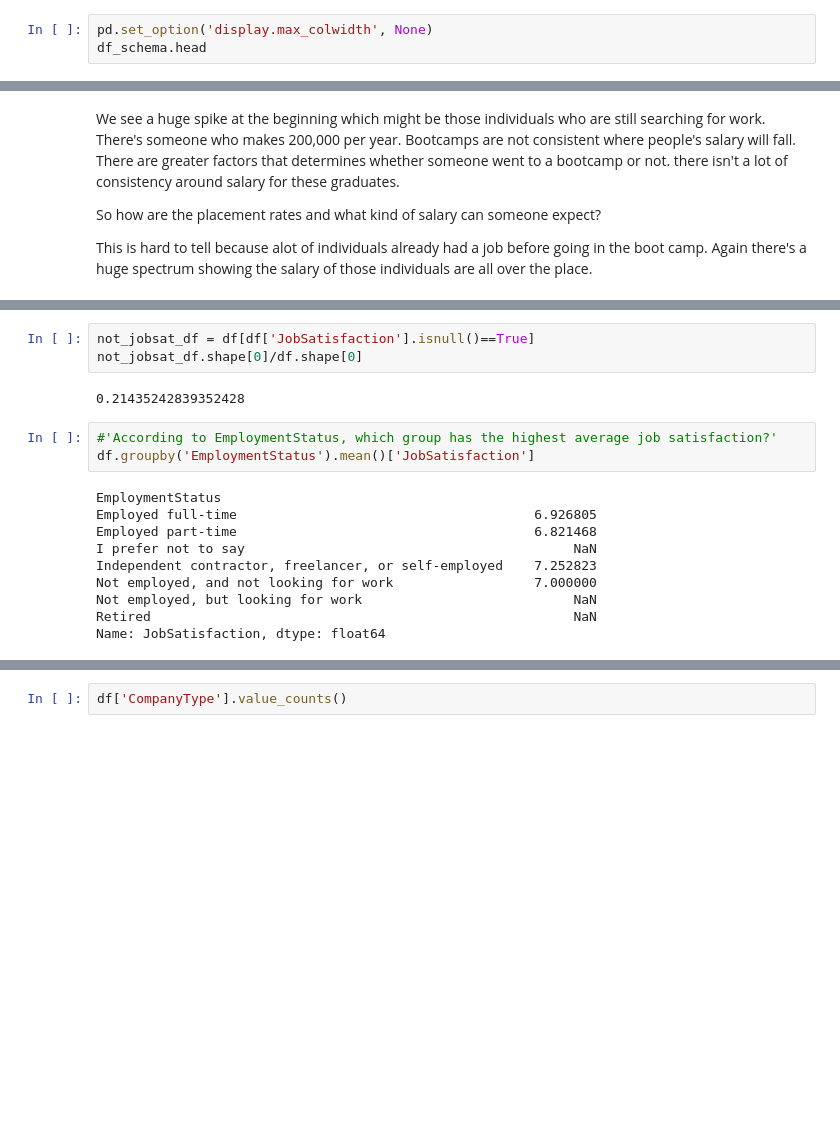
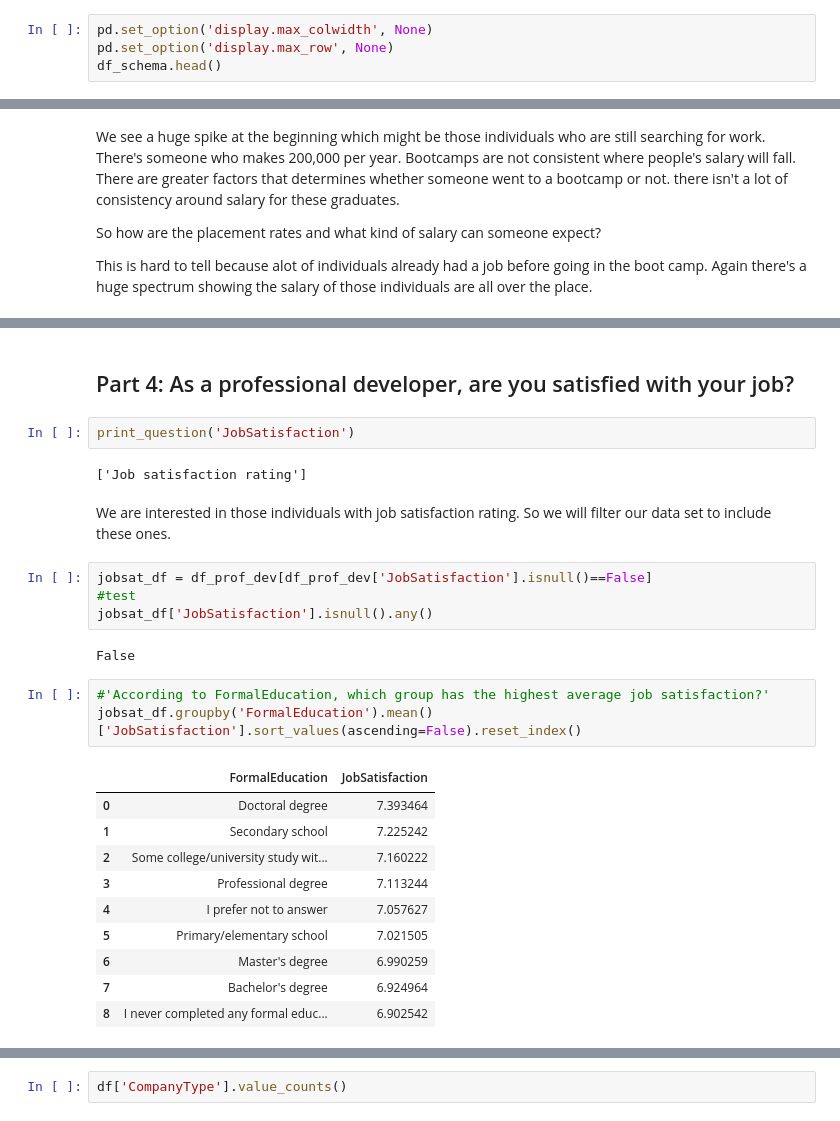
Before and after one commit to Marvykalu/DataScience_Projects, a Jupyter notebook: stackoverflow_developer_survey_2017/Exploratory_Data_Analysis_File.ipynb, the cells around one changed output, grey strips where cells are left out. Cells and saved outputs as stored; diff of their text form; blank space fills up the shorter version.

```diff
--- a/stackoverflow_developer_survey_2017/Exploratory_Data_Analysis_File.ipynb
+++ b/stackoverflow_developer_survey_2017/Exploratory_Data_Analysis_File.ipynb
@@ -43,7 +43,8 @@ df.head()
 5 rows × 154 columns
 # %%
 pd.set_option('display.max_colwidth', None)
-df_schema.head
+pd.set_option('display.max_row', None)
+df_schema.head()
 # %% [output]
 |  | Column | Question |
 | 0 | Respondent | Respondent ID number |
@@ -680,18 +600,28 @@ jobsat_df.shape[0]/df.shape[0]
-# %%
-not_jobsat_df = df[df['JobSatisfaction'].isnull()==True]
-not_jobsat_df.shape[0]/df.shape[0]
-# %% [output]
-0.21435242839352428
+# %% [markdown]
+## Part 4: As a professional developer, are you satisfied with your job?
+# %%
+print_question('JobSatisfaction')
+# %% [output]
+['Job satisfaction rating']
+# %% [markdown]
+We are interested in those individuals with job satisfaction rating. So we will filter our data set to include these ones.
+# %%
+jobsat_df = df_prof_dev[df_prof_dev['JobSatisfaction'].isnull()==False]
+#test
+jobsat_df['JobSatisfaction'].isnull().any()
+# %% [output]
+False
 # %%
-#'According to EmploymentStatus, which group has the highest average job satisfaction?'
-df.groupby('EmploymentStatus').mean()['JobSatisfaction']
+#'According to FormalEducation, which group has the highest average job satisfaction?'
+jobsat_df.groupby('FormalEducation').mean()['JobSatisfaction'].sort_values(ascending=False).reset_index()
 # %% [output]
-EmploymentStatus
-Employed full-time                                      6.926805
-Employed part-time                                      6.821468
-I prefer not to say                                          NaN
-Independent contractor, freelancer, or self-employed    7.252823
-Not employed, and not looking for work                  7.000000
-Not employed, but looking for work                           NaN
-Retired                                                      NaN
-Name: JobSatisfaction, dtype: float64
+|  | FormalEducation | JobSatisfaction |
+| 0 | Doctoral degree | 7.393464 |
+| 1 | Secondary school | 7.225242 |
+| 2 | Some college/university study wit... | 7.160222 |
+| 3 | Professional degree | 7.113244 |
+| 4 | I prefer not to answer | 7.057627 |
+| 5 | Primary/elementary school | 7.021505 |
+| 6 | Master's degree | 6.990259 |
+| 7 | Bachelor's degree | 6.924964 |
+| 8 | I never completed any formal educ... | 6.902542 |
```
Also changed, not shown: parts of 36 cells of this notebook.
